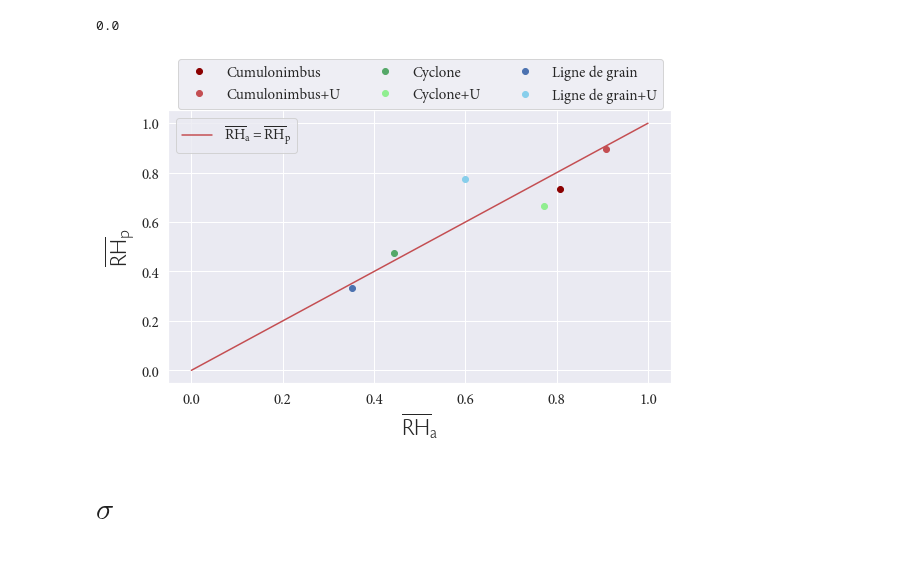
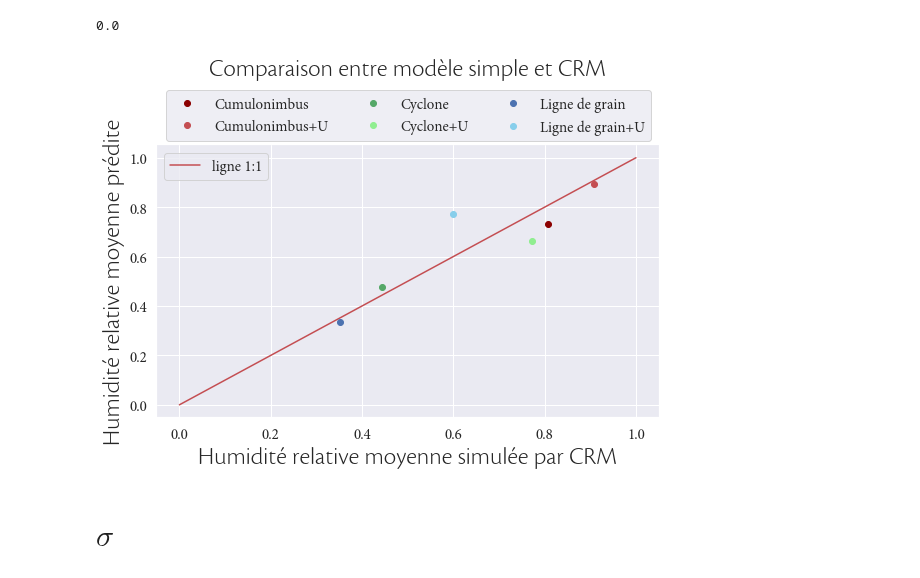
Before and after one commit to FelixLangot/LMD_Internship, a Jupyter notebook: Stats.ipynb, the cells around one changed output. Drawn from its saved outputs; the diff is of its cells as text; code cells hidden in the pictures.

Commit message:
versions of graphs for phd app presentation

```diff
--- a/Stats.ipynb
+++ b/Stats.ipynb
@@ -109,24 +109,28 @@ colors = np.asarray(['darkred', 'r', 'g', 'lightgreen', 'b', 'skyblue'], dtype=o
 # %%
 xx = meanRhlist
 yy = meanRHlist
 fig = plt.figure(figsize=(9,5))
 ax = fig.add_subplot(111)
-fit = ax.plot(np.linspace(0,1,10),np.linspace(0,1,10), color='r', label=r'$\mathdefault{\overline{RH}_{a} = \overline{RH}_{p}}$')
+# fit = ax.plot(np.linspace(0,1,10),np.linspace(0,1,10), color='r', label=r'$\mathdefault{\overline{RH}_{a} = \overline{RH}_{p}}$')
+fit = ax.plot(np.linspace(0,1,10),np.linspace(0,1,10), color='r', label=r'ligne 1:1')
 leg1 = ax.legend(prop=Mplabelprop)
 dataleg = []
 for i in np.arange(len(xx)):
     (data,) = ax.plot(xx[i], yy[i], 'o', color = colors[i], label=labelsRHfit[i])
     dataleg.append(data)
-leg2 = ax.legend([dataleg[0],dataleg[1],dataleg[2],dataleg[3],dataleg[4],dataleg[5]],labelsRHfit,bbox_to_anchor=(1, 1.22), prop=Mplabelprop, ncol=3)
+leg2 = ax.legend([dataleg[0],dataleg[1],dataleg[2],dataleg[3],dataleg[4],dataleg[5]],labelsRHfit,bbox_to_anchor=(1, 1.23), prop=Mplabelprop, ncol=3)
 ax.add_artist(leg1)
 plt.xticks(font=Mplabelprop)
 plt.yticks(font=Mplabelprop)
-plt.xlabel(r'$\mathdefault{\overline{RH}_{a}}$', fontproperties=Cslabelprop)
-plt.ylabel(r'$\mathdefault{\overline{RH}_{p}}$', fontproperties=Cslabelprop)
+# plt.xlabel(r'$\mathdefault{\overline{RH}_{a}}$', fontproperties=Cslabelprop)
+# plt.ylabel(r'$\mathdefault{\overline{RH}_{p}}$', fontproperties=Cslabelprop)
+plt.xlabel(r'Humidité relative moyenne simulée par CRM', fontproperties=Cslabelprop)
+plt.ylabel(r'Humidité relative moyenne prédite', fontproperties=Cslabelprop)
+ax.set_title(r'Comparaison entre modèle simple et CRM', y=1.0, pad=70, fontproperties=Cslabelprop)
 plt.savefig('Figs/meanRHpvsRHa.png', bbox_inches='tight', format='PNG', dpi=600)
 plt.show()
 # %% [output]
-[figure, old version]
+[figure, new version]
 # %% [markdown]
 # $\sigma$
 # %% [markdown]
```
Also changed, not shown: parts of 1 cell of this notebook.
